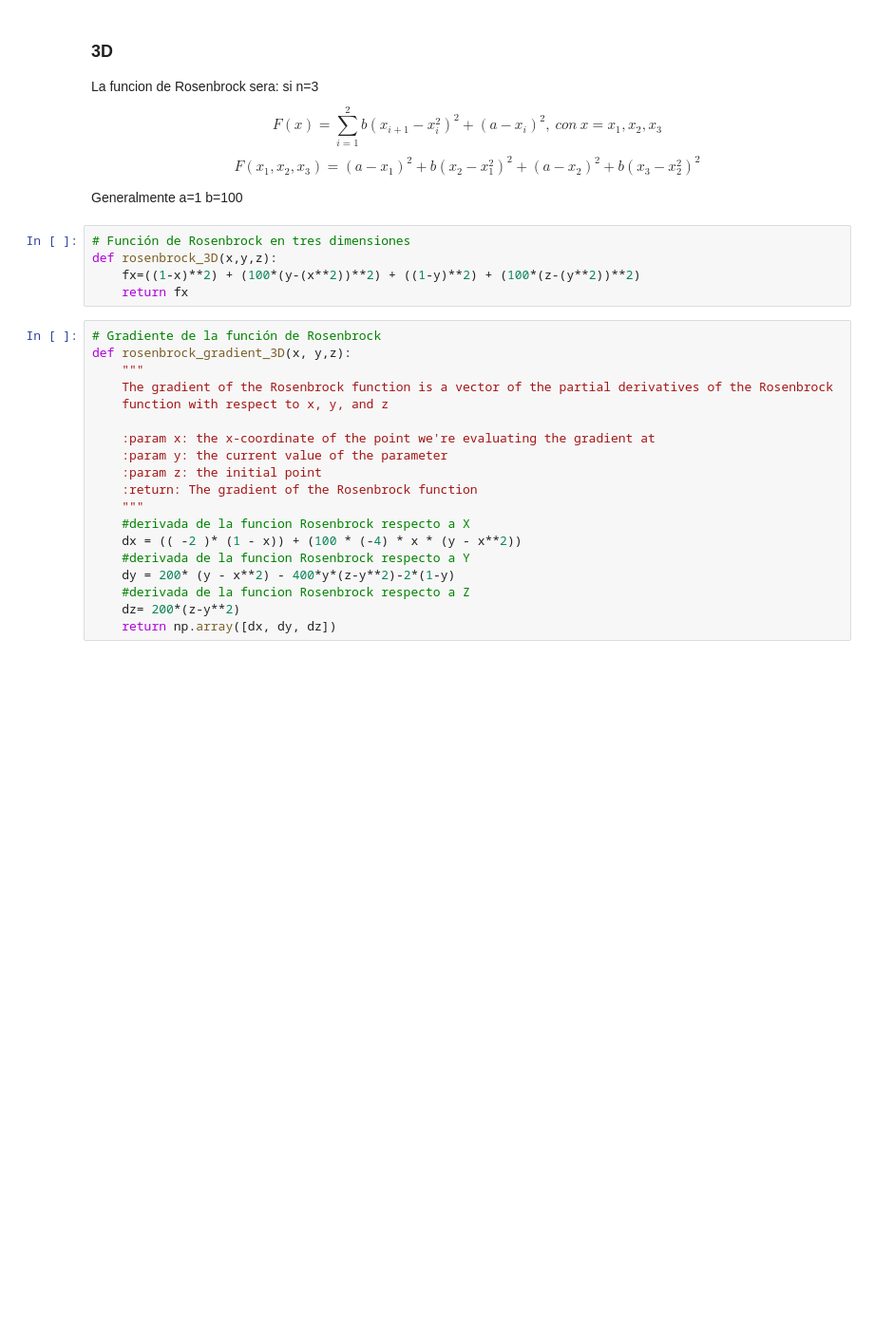
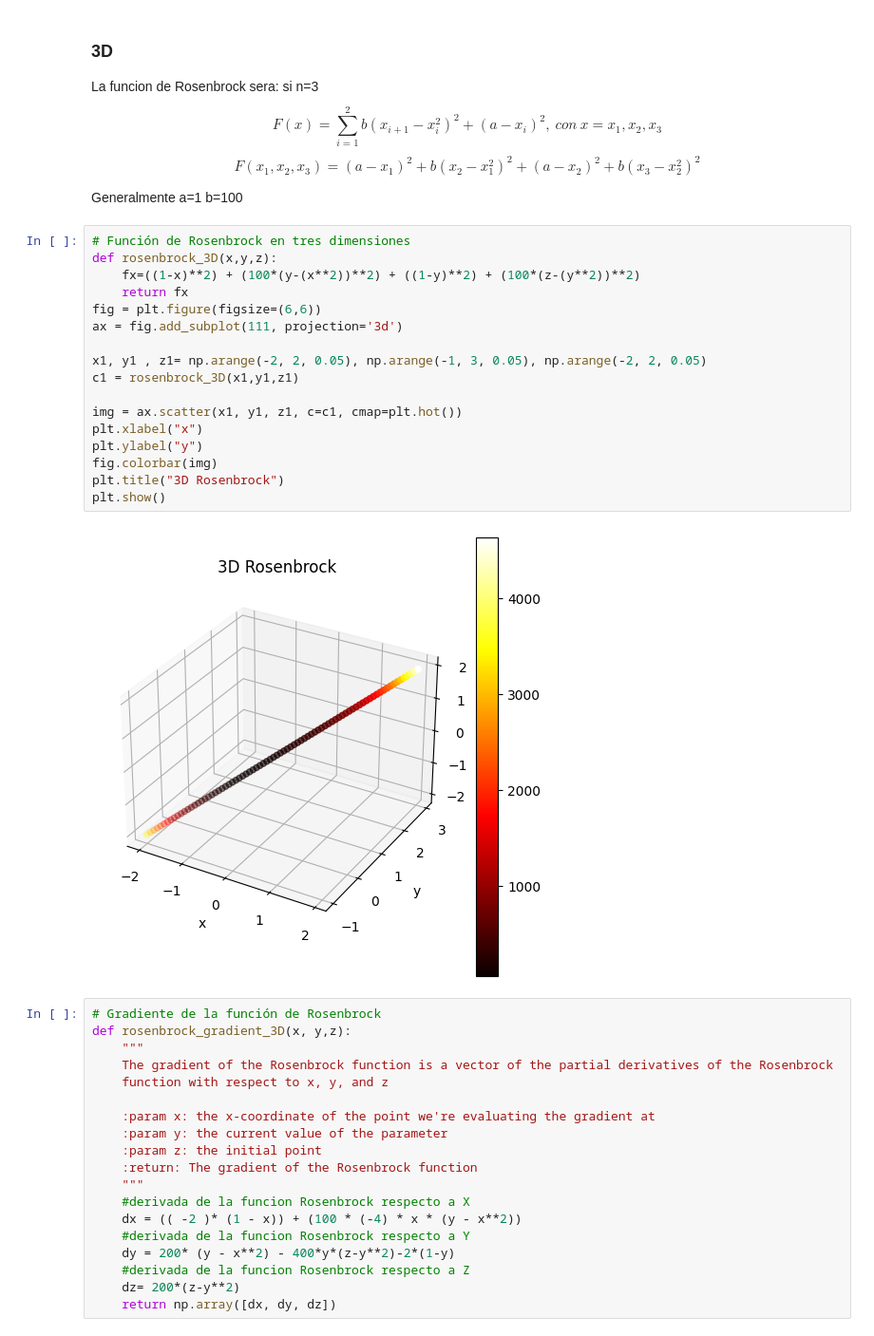
Before and after one commit to rgaitanv/Trabajo1_Grupo9_Optimizacion_Heuristica, a Jupyter notebook: Optimizacion_Numerica/Optimizacion_Funcion_Rosenbrock.ipynb, the cells around one changed output. Shown at 95% size. Drawn from its saved outputs; the diff is of its cells as text; blank space fills up the shorter version.

```diff
--- a/Optimizacion_Numerica/Optimizacion_Funcion_Rosenbrock.ipynb
+++ b/Optimizacion_Numerica/Optimizacion_Funcion_Rosenbrock.ipynb
@@ -170,8 +181,22 @@ Generalmente a=1 b=100
 # %%
 # Función de Rosenbrock en tres dimensiones
 def rosenbrock_3D(x,y,z):
     fx=((1-x)**2) + (100*(y-(x**2))**2) + ((1-y)**2) + (100*(z-(y**2))**2)
     return fx
+fig = plt.figure(figsize=(6,6))
+ax = fig.add_subplot(111, projection='3d')
+
+x1, y1 , z1= np.arange(-2, 2, 0.05), np.arange(-1, 3, 0.05), np.arange(-2, 2, 0.05)
+c1 = rosenbrock_3D(x1,y1,z1)
+
+img = ax.scatter(x1, y1, z1, c=c1, cmap=plt.hot())
+plt.xlabel("x")
+plt.ylabel("y")
+fig.colorbar(img)
+plt.title("3D Rosenbrock")
+plt.show()
+# %% [output]
+[figure, added]
 # %%
 # Gradiente de la función de Rosenbrock
 def rosenbrock_gradient_3D(x, y,z):
```
Also changed, not shown: parts of 11 cells of this notebook, 1 other file.
